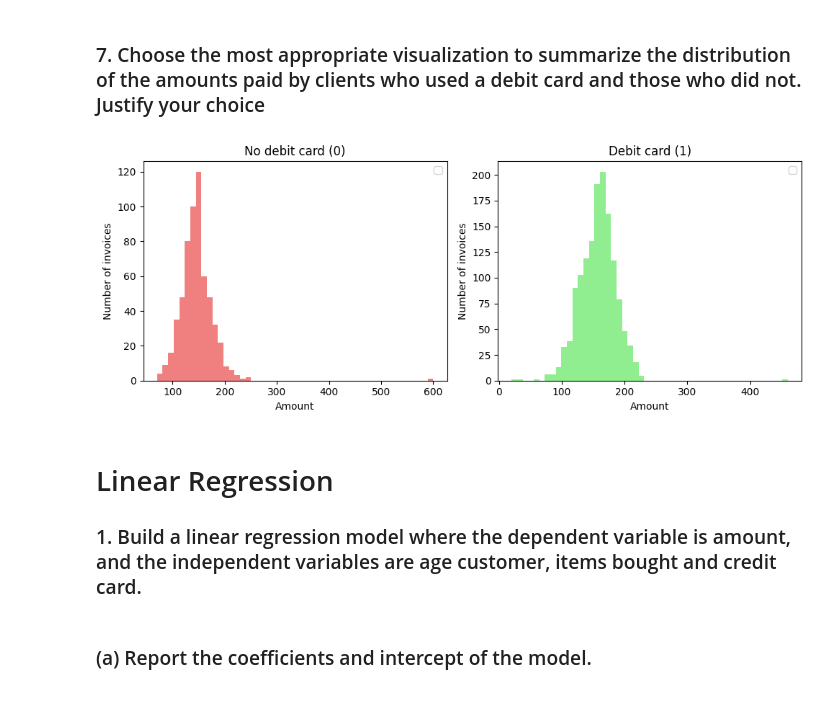
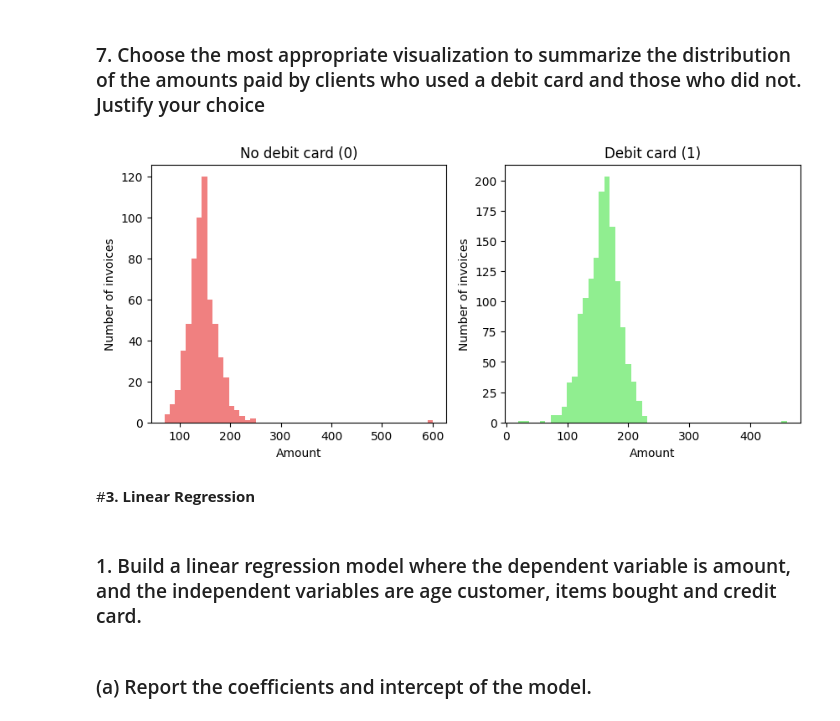
Before and after one commit to maramgueye/datascience_with_python, a Jupyter notebook: Final_Assessment_Gueye_Maram_studentID.ipynb, the cells around one changed output. Saved outputs shown, nothing was run; the diff lists cells and outputs as text; code cells hidden in the pictures.

```diff
--- a/Final_Assessment_Gueye_Maram_studentID.ipynb
+++ b/Final_Assessment_Gueye_Maram_studentID.ipynb
@@ -312,31 +308,28 @@ data[['amount', 'items bought']].corr()
 # %%
 debit = data.loc[data['debit card'] == 1, 'amount']
 no_debit = data.loc[data['debit card'] == 0, 'amount']
 
 plt.figure(figsize=(10, 4))
 
-# Groupe sans carte de débit
 plt.subplot(1, 2, 1)
 plt.hist(no_debit, 50, color='lightcoral')
 plt.xlabel('Amount')
 plt.ylabel('Number of invoices')
-plt.title('No debit card (0)')
-plt.legend()
+plt.title('No debit card (0)') #no debit
+#plt.legend()
 
-# Groupe avec carte de débit
 plt.subplot(1, 2, 2)
 plt.hist(debit, 50, color='lightgreen')
 plt.xlabel('Amount')
-plt.ylabel('Number of invoices')
+plt.ylabel('Number of invoices') #with debit
 plt.title('Debit card (1)')
-plt.legend()
-
-plt.tight_layout()
+#plt.legend()
 plt.show()
 # %% [output]
-[figure, old version]
+[figure, new version]
+# %% [markdown]
+#**3. Linear Regression**
 # %% [markdown]
-# Linear Regression
 ### 1. Build a linear regression model where the dependent variable is amount, and the independent variables are age customer, items bought and credit card.
 # %% [markdown]
 ### (a) Report the coefficients and intercept of the model.
```
Also changed, not shown: parts of 40 cells of this notebook.
